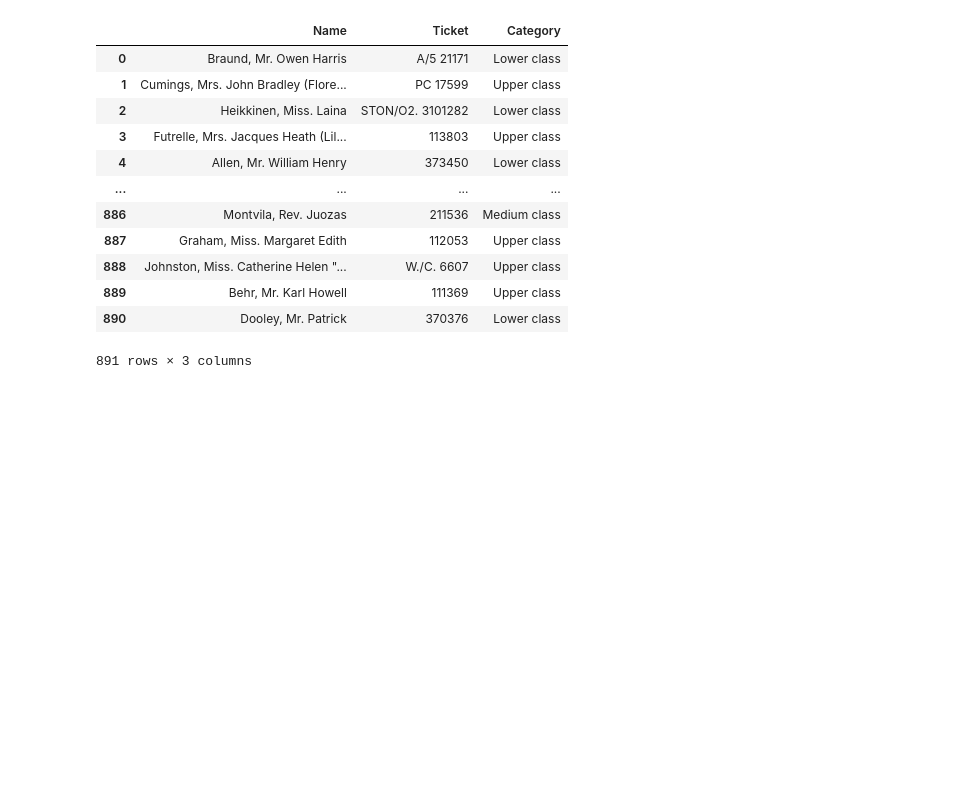
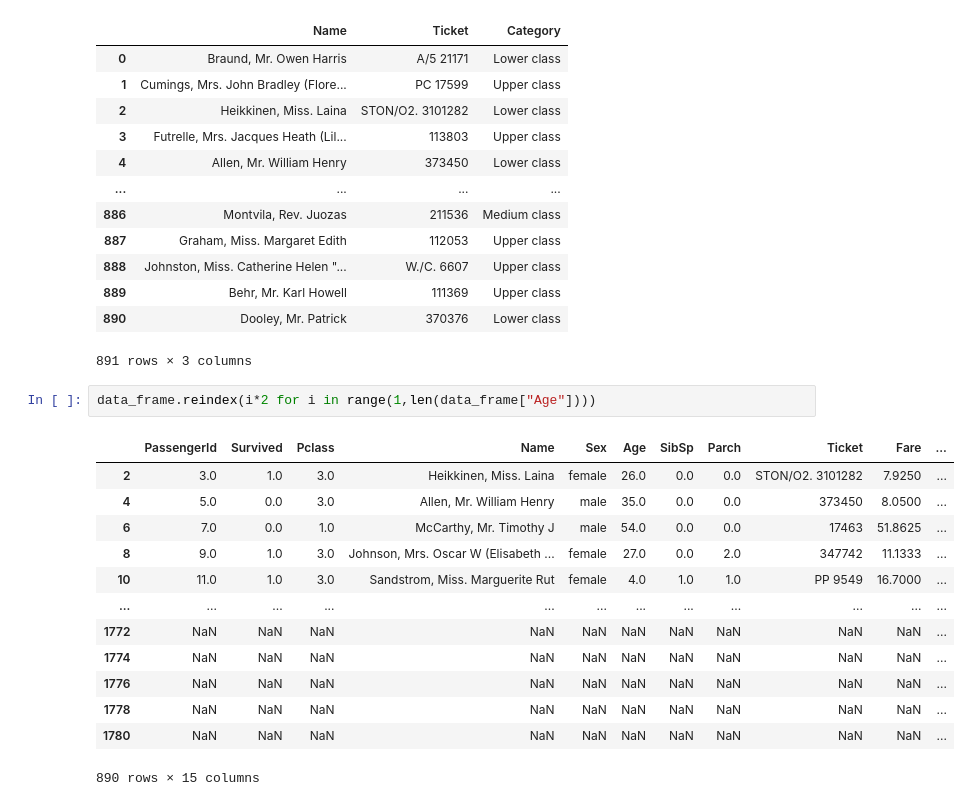
Before and after one commit to vedprakash8721/Abhishek-Data-Science-Portfolio, a Jupyter notebook: Python/Module 8 ( Pandas )/Pandas Advance V3.ipynb, the cells around one changed output. Drawn from its saved outputs; the diff is of its cells as text; blank space fills up the shorter version.

Commit message:
reindex( )

```diff
--- a/Python/Module 8 ( Pandas )/Pandas Advance V3.ipynb
+++ b/Python/Module 8 ( Pandas )/Pandas Advance V3.ipynb
@@ -344,3 +344,19 @@ display(df3)
 | 889 | Behr, Mr. Karl Howell | 111369 | Upper class |
 | 890 | Dooley, Mr. Patrick | 370376 | Lower class |
 891 rows × 3 columns
+# %%
+data_frame.reindex(i*2 for i in range(1,len(data_frame["Age"])))
+# %% [output]
+|  | PassengerId | Survived | Pclass | Name | Sex | Age | SibSp | Parch | Ticket | Fare | ... |
+| 2 | 3.0 | 1.0 | 3.0 | Heikkinen, Miss. Laina | female | 26.0 | 0.0 | 0.0 | STON/O2. 3101282 | 7.9250 | ... |
+| 4 | 5.0 | 0.0 | 3.0 | Allen, Mr. William Henry | male | 35.0 | 0.0 | 0.0 | 373450 | 8.0500 | ... |
+| 6 | 7.0 | 0.0 | 1.0 | McCarthy, Mr. Timothy J | male | 54.0 | 0.0 | 0.0 | 17463 | 51.8625 | ... |
+| 8 | 9.0 | 1.0 | 3.0 | Johnson, Mrs. Oscar W (Elisabeth ... | female | 27.0 | 0.0 | 2.0 | 347742 | 11.1333 | ... |
+| 10 | 11.0 | 1.0 | 3.0 | Sandstrom, Miss. Marguerite Rut | female | 4.0 | 1.0 | 1.0 | PP 9549 | 16.7000 | ... |
+| ... | ... | ... | ... | ... | ... | ... | ... | ... | ... | ... | ... |
+| 1772 | NaN | NaN | NaN | NaN | NaN | NaN | NaN | NaN | NaN | NaN | ... |
+| 1774 | NaN | NaN | NaN | NaN | NaN | NaN | NaN | NaN | NaN | NaN | ... |
+| 1776 | NaN | NaN | NaN | NaN | NaN | NaN | NaN | NaN | NaN | NaN | ... |
+| 1778 | NaN | NaN | NaN | NaN | NaN | NaN | NaN | NaN | NaN | NaN | ... |
+| 1780 | NaN | NaN | NaN | NaN | NaN | NaN | NaN | NaN | NaN | NaN | ... |
+890 rows × 15 columns
```
